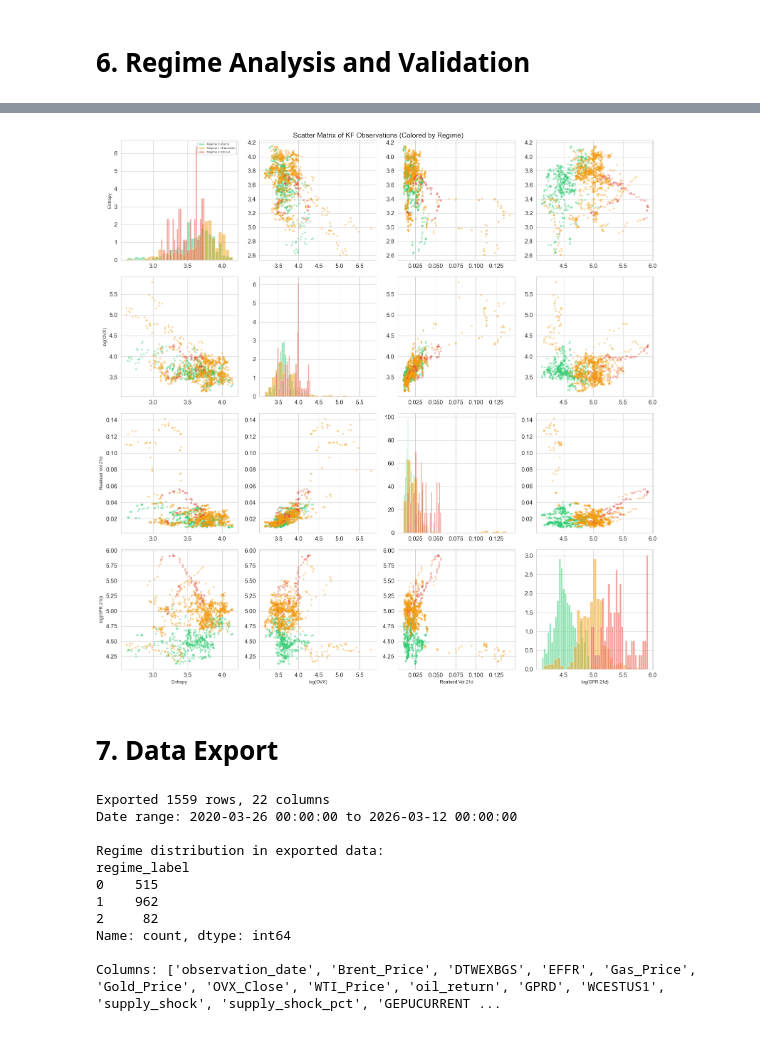
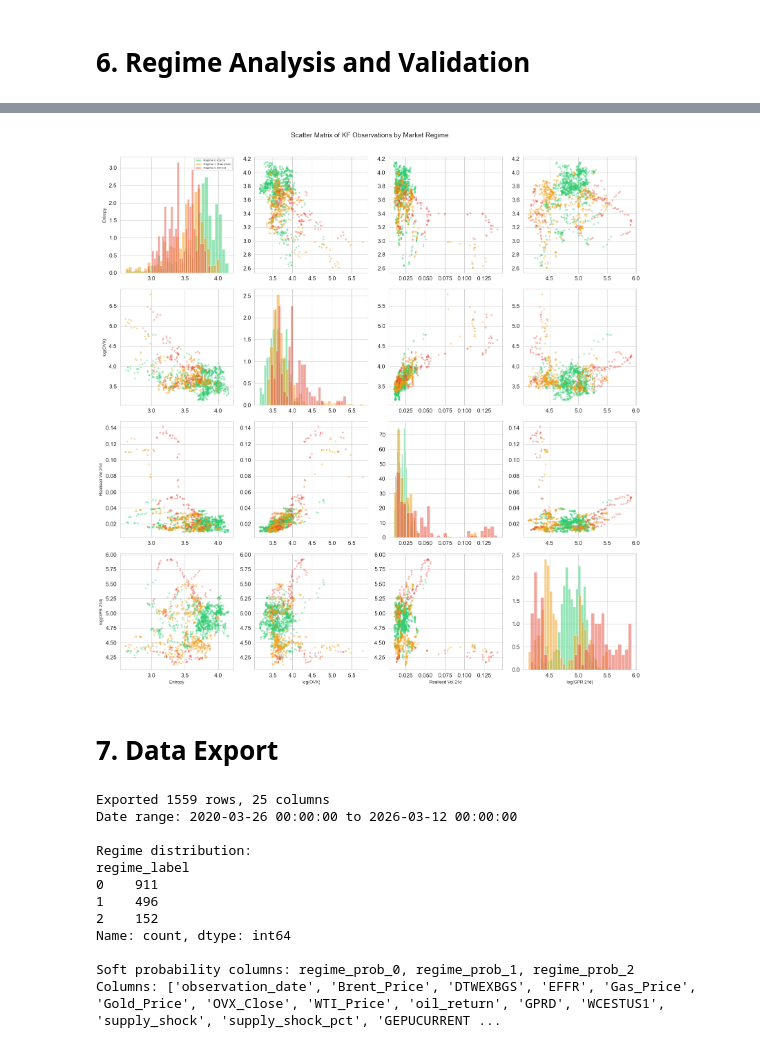
Before and after one commit to zhicongDeng/BTC-ETH-Pairs-Trading, a Jupyter notebook: test_pytorch/claude/01_regime_detection.ipynb, the cells around one changed output, grey strips where cells are left out. Drawn from its saved outputs; the diff is of its cells as text; code cells hidden in the pictures.

```diff
--- a/test_pytorch/claude/01_regime_detection.ipynb
+++ b/test_pytorch/claude/01_regime_detection.ipynb
@@ -252,13 +253,24 @@ Now that entropy is computed, we analyse cross-correlations among all four
 KF observations and visualise their standardised time series.
 # %%
 # Drop NaN rows (from rolling windows) for correlation analysis
-df_clean = df.dropna(subset=['rolling_entropy', 'log_OVX', 'rolling_std_21', 'log_GPRD_r21']).copy()
 obs_cols = ['rolling_entropy', 'log_OVX', 'rolling_std_21', 'log_GPRD_r21']
+df_clean = df[obs_cols].copy().dropna()
 
 print(f"Complete cases for KF observations: {len(df_clean)} rows")
 print(f"\n=== Correlation Matrix ===")
 corr = df_clean[obs_cols].corr()
-print(corr.round(4))
+
+mask = np.triu(np.ones_like(corr, dtype=bool))
+
+plt.figure(figsize=(4, 3))
+sns.heatmap(
+    corr,
+    mask=mask,
+    cmap='Blues',
+    vmin=-1, vmax=1, center=0,
+    annot=True, fmt=".3f",
+    square=True,
+)
 
 print(f"\nKey observations:")
 print(f"  - log_OVX vs rolling_std_21: r={corr.loc['log_OVX','rolling_std_21']:.3f} (both measure volatility)")
@@ -281,3 +289,5 @@ Key observations:
+# %%
+df_clean = df[['observation_date']+obs_cols].copy().dropna()
 # %%
 # Z-score time series overlay
 fig, ax = plt.subplots(figsize=(16, 6))
@@ -317,9 +327,12 @@ Two approaches for the transition matrix **A** are compared:
 The approach with higher log-likelihood is selected.
 # %%
 # Prepare KF observations: 4 standardised variables
-df_kf = df_clean.copy().reset_index(drop=True)
+# Use all columns from df (not just obs_cols) so that downstream cells
+# can access OVX_Close, WTI_Price, oil_return, GPRD etc.
+obs_list = ['rolling_entropy', 'log_OVX', 'rolling_std_21', 'log_GPRD_r21']
+valid_mask = df[obs_list].notna().all(axis=1)
+df_kf = df.loc[valid_mask].copy().reset_index(drop=True)
 
-obs_list = ['rolling_entropy', 'log_OVX', 'rolling_std_21', 'log_GPRD_r21']
 for col in obs_list:
     mean_val = df_kf[col].mean()
     std_val  = df_kf[col].std()
@@ -330,6 +343,7 @@ observations = df_kf[obs_z_cols].values
 
 print(f"Observation matrix shape: {observations.shape}")
 print(f"Date range: {df_kf['observation_date'].min().date()} to {df_kf['observation_date'].max().date()}")
+print(f"df_kf columns: {len(df_kf.columns)}")
 # %% [output]
 Observation matrix shape: (1560, 4)
 Date range: 2020-03-26 to 2026-03-13
@@ -489,18 +504,22 @@ We use GMM to classify the hidden state into regimes, rather than arbitrary perc
 Both 2-component and 3-component GMMs are fitted; BIC selects the optimal number.
 A **causal** rolling majority vote (lookback only) is then applied for smoothing.
 # %%
-# Fit 2-component and 3-component GMM on the slow hidden state
-state_data = slow_state.reshape(-1, 1)
+# Compute composite distance: Euclidean distance from origin in 2D state space
+# This captures both slow (persistent) and fast (transient) risk regardless of sign direction
+# COVID (fast=+5.5) and Russia-Ukraine (fast=-1.21) both produce high composite values
+composite = np.sqrt(slow_state**2 + fast_state**2)
+state_data = composite.reshape(-1, 1)
 
 gmm2 = GaussianMixture(n_components=2, random_state=42, covariance_type='full')
 gmm3 = GaussianMixture(n_components=3, random_state=42, covariance_type='full')
 gmm2.fit(state_data)
 gmm3.fit(state_data)
 
-print("=== GMM Model Selection ===")
+print("=== GMM Model Selection (on composite distance) ===")
 print(f"  2-component: BIC={gmm2.bic(state_data):.2f}, AIC={gmm2.aic(state_data):.2f}")
 print(f"  3-component: BIC={gmm3.bic(state_data):.2f}, AIC={gmm3.aic(state_data):.2f}")
-print(f"  -> BIC selects: {'2-component' if gmm2.bic(state_data) < gmm3.bic(state_data) else '3-component'}")
+best = '2-component' if gmm2.bic(state_data) < gmm3.bic(state_data) else '3-component'
+print(f"  -> BIC selects: {best}")
 
 for n, gmm in [(2, gmm2), (3, gmm3)]:
     means = gmm.means_.flatten()
@@ -676,35 +749,33 @@ plt.tight_layout(); plt.show()
 # %%
 # Scatter matrix colored by regime
 scatter_vars = ['rolling_entropy', 'log_OVX', 'rolling_std_21', 'log_GPRD_r21']
 scatter_labels = ['Entropy', 'log(OVX)', 'Realised Vol 21d', 'log(GPR 21d)']
 
 fig, axes = plt.subplots(4, 4, figsize=(16, 16))
 for i in range(4):
     for j in range(4):
         ax = axes[i][j]
         if i == j:
-            # Diagonal: histogram by regime
             for r in sorted(regime_colors.keys()):
                 mask = df_kf['regime_label'] == r
                 ax.hist(df_kf.loc[mask, scatter_vars[i]], bins=30, alpha=0.5,
                         color=regime_colors[r], label=regime_labels_map[r], density=True)
             if i == 0:
                 ax.legend(fontsize=6)
         else:
-            # Off-diagonal: scatter by regime
             for r in sorted(regime_colors.keys()):
                 mask = df_kf['regime_label'] == r
                 ax.scatter(df_kf.loc[mask, scatter_vars[j]], df_kf.loc[mask, scatter_vars[i]],
                           alpha=0.3, s=8, color=regime_colors[r])
         if i == 3:
             ax.set_xlabel(scatter_labels[j], fontsize=9)
         if j == 0:
             ax.set_ylabel(scatter_labels[i], fontsize=9)
 
-fig.suptitle('Scatter Matrix of KF Observations (Colored by Regime)', fontsize=14)
+fig.suptitle('Scatter Matrix of KF Observations by Market Regime', fontsize=14, y=1.01)
 plt.tight_layout(); plt.show()
 # %% [output]
-[figure, old version]
+[figure, new version]
 # %% [markdown]
 # 7. Data Export
 # %%
@@ -720,6 +791,7 @@ export_cols = [
     'GEPUCURRENT', 'CPILFESL',
     'INDPRO', 'industrial_production_growth',
     'rolling_entropy', 'hidden_state', 'transient_state', 'regime_label',
+    'regime_prob_0', 'regime_prob_1', 'regime_prob_2',
     'WTI_Price_next'
 ]
 
@@ -730,18 +802,20 @@ df_export.to_csv('dataset_with_regime.csv', index=False)
 
 print(f"Exported {df_export.shape[0]} rows, {df_export.shape[1]} columns")
 print(f"Date range: {df_export['observation_date'].min()} to {df_export['observation_date'].max()}")
-print(f"\nRegime distribution in exported data:")
+print(f"\nRegime distribution:")
 print(df_export['regime_label'].value_counts().sort_index())
-print(f"\nColumns: {list(df_export.columns)}")
+print(f"\nSoft probability columns: regime_prob_0, regime_prob_1, regime_prob_2")
+print(f"Columns: {list(df_export.columns)}")
 # %% [output]
-Exported 1559 rows, 22 columns
+Exported 1559 rows, 25 columns
 Date range: 2020-03-26 00:00:00 to 2026-03-12 00:00:00
 
-Regime distribution in exported data:
+Regime distribution:
 regime_label
-0    515
-1    962
-2     82
+0    911
+1    496
+2    152
 Name: count, dtype: int64
 
+Soft probability columns: regime_prob_0, regime_prob_1, regime_prob_2
 Columns: ['observation_date', 'Brent_Price', 'DTWEXBGS', 'EFFR', 'Gas_Price', 'Gold_Price', 'OVX_Close', 'WTI_Price', 'oil_return', 'GPRD', 'WCESTUS1', 'supply_shock', 'supply_shock_pct', 'GEPUCURRENT ...
```
Also changed, not shown: parts of 13 cells of this notebook, 16 other files.
